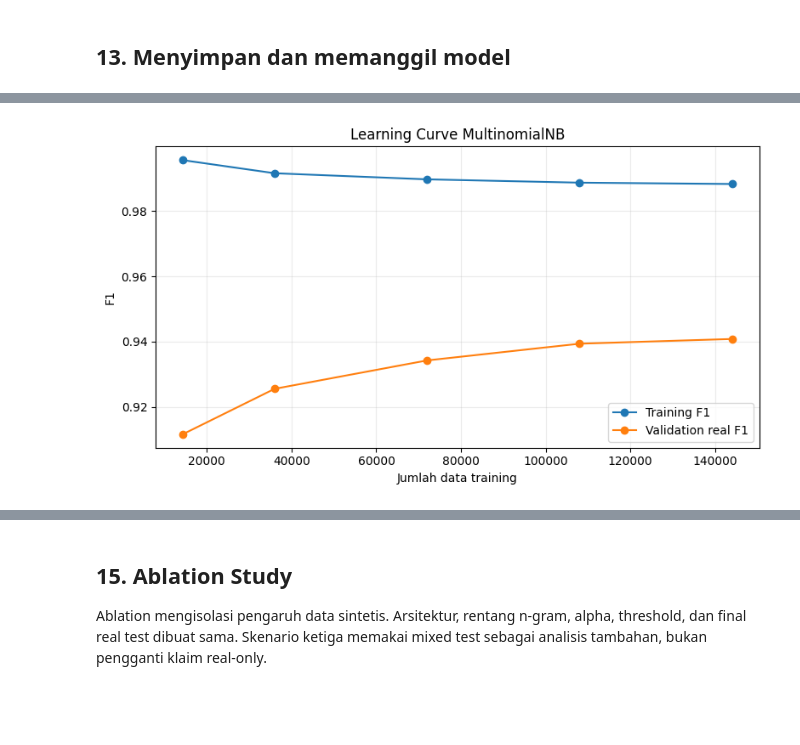
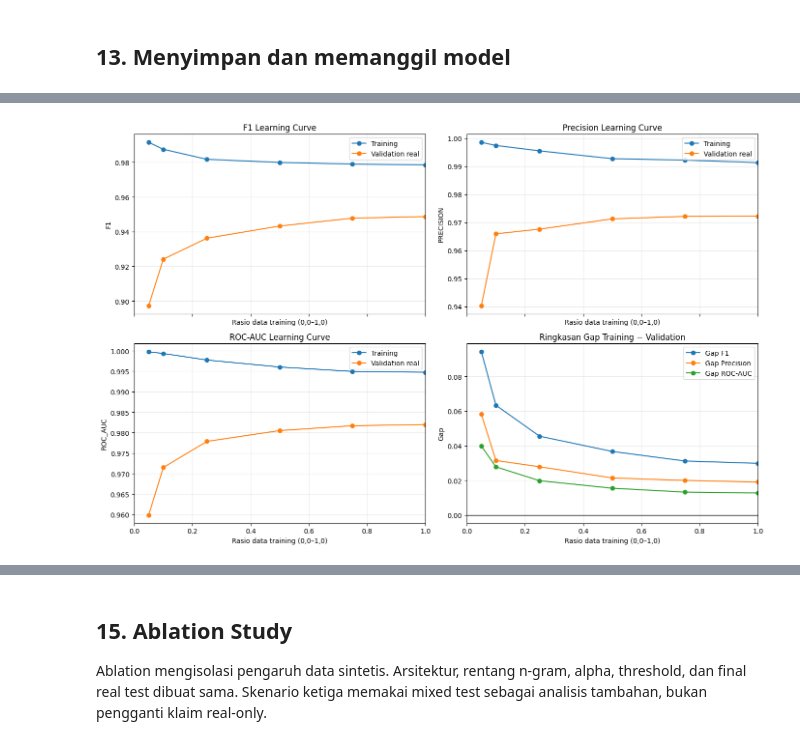
Before and after one commit to gumelarakhirul/NaiveBayes, a Jupyter notebook: Project_Final_NaiveBayes_Punycode_Balanced.ipynb, the cells around one changed output, grey strips where cells are left out. Saved outputs shown, nothing was run; the diff lists cells and outputs as text; code cells hidden in the pictures; blank space fills up the shorter version.

```diff
--- a/Project_Final_NaiveBayes_Punycode_Balanced.ipynb
+++ b/Project_Final_NaiveBayes_Punycode_Balanced.ipynb
@@ -553,8 +879,8 @@ Learning curve memakai validation internal yang diambil dari `real_train` berdas
 # %%
-# Development split khusus learning curve; final test tetap tidak disentuh.
+# Development split hostname-disjoint; final test tidak disentuh.
 lc_train_parts,lc_val_parts=[],[]
 for label in (0,1):
-    part=real_train[real_train.label==label]
+    part=real_train_base[real_train_base.label==label]
     splitter=GroupShuffleSplit(n_splits=1,test_size=.20,random_state=SEED+7)
     a,b=next(splitter.split(part,groups=part.host))
     lc_train_parts.append(part.iloc[a]); lc_val_parts.append(part.iloc[b])
@@ -564,41 +890,68 @@ lc_real_val=pd.concat([x.sample(lv_n,random_state=SEED) for x in lc_val_parts])
 assert set(lc_real_train.host).isdisjoint(set(lc_real_val.host))
 
 lc_pool=pd.concat([lc_real_train[["url","label"]],
-                   synth_train[["url","label"]]],ignore_index=True)
-lc_vectorizer=TfidfVectorizer(analyzer="char",ngram_range=(3,5),min_df=2,
-    max_features=150_000,sublinear_tf=True,dtype=np.float32)
+                   external_operational[["url","label"]],
+                   synth_operational[["url","label"]]],ignore_index=True)
+lc_vectorizer=TfidfVectorizer(analyzer="char",ngram_range=(3,5),min_df=3,
+    max_features=120_000,sublinear_tf=True,dtype=np.float32)
 X_lc_pool=lc_vectorizer.fit_transform(lc_pool.url.map(prepare_url))
 X_lc_val=lc_vectorizer.transform(lc_real_val.url.map(prepare_url))
 
 curve=[]
-for fraction in [0.10,0.25,0.50,0.75,1.00]:
+for ratio in [0.05,0.10,0.25,0.50,0.75,1.00]:
     indices=[]
     for label in (0,1):
         available=np.flatnonzero(lc_pool.label.to_numpy()==label)
-        rng=np.random.default_rng(SEED+int(fraction*100))
-        indices.extend(rng.choice(available,size=max(1,int(len(available)*fraction)),
+        rng=np.random.default_rng(SEED+int(ratio*1000)+label)
+        indices.extend(rng.choice(available,size=max(1,int(len(available)*ratio)),
                                   replace=False))
     indices=np.asarray(indices)
-    model_lc=MultinomialNB(alpha=.05).fit(X_lc_pool[indices],
-                                          lc_pool.label.iloc[indices])
-    train_pred=model_lc.predict(X_lc_pool[indices])
-    val_pred=model_lc.predict(X_lc_val)
-    curve.append({
-        "fraction":fraction,"train_size":len(indices),
-        "train_f1":precision_recall_fscore_support(
-            lc_pool.label.iloc[indices],train_pred,average="binary")[2],
-        "validation_f1":precision_recall_fscore_support(
-            lc_real_val.label,val_pred,average="binary")[2]
-    })
+    model_lc=MultinomialNB(alpha=SELECTED_ALPHA).fit(
+        X_lc_pool[indices],lc_pool.label.iloc[indices])
+    train_probability=model_lc.predict_proba(X_lc_pool[indices])[:,1]
+    validation_probability=model_lc.predict_proba(X_lc_val)[:,1]
+    train_metric=metric_set(lc_pool.label.iloc[indices].to_numpy(),train_probability)
+    validation_metric=metric_set(lc_real_val.label.to_numpy(),validation_probability)
+    row={"ratio":ratio,"train_size":len(indices)}
+    for metric in ["precision","recall","f1","roc_auc","pr_auc"]:
+        row[f"train_{metric}"]=train_metric[metric]
+        row[f"validation_{metric}"]=validation_metric[metric]
+        row[f"gap_{metric}"]=train_metric[metric]-validation_metric[metric]
+    curve.append(row)
 learning_curve_results=pd.DataFrame(curve)
-display(learning_curve_results.style.format({
-    "fraction":"{:.0%}","train_f1":"{:.2%}","validation_f1":"{:.2%}"}))
-plt.figure(figsize=(8,4.5))
-plt.plot(learning_curve_results.train_size,learning_curve_results.train_f1,
-         marker="o",label="Training F1")
-plt.plot(learning_curve_results.train_size,learning_curve_results.validation_f1,
-         marker="o",label="Validation real F1")
-plt.xlabel("Jumlah data training"); plt.ylabel("F1")
-plt.title("Learning Curve MultinomialNB"); plt.grid(alpha=.25); plt.legend()
+
+display(learning_curve_results[["ratio","train_size","train_precision",
+    "validation_precision","gap_precision","train_f1","validation_f1",
+    "gap_f1","train_roc_auc","validation_roc_auc","gap_roc_auc"]]
+    .style.format({c:"{:.2%}" for c in learning_curve_results.columns if c!="train_size"}))
+
+fig,axes=plt.subplots(2,2,figsize=(14,9),sharex=True)
+panels=[("f1","F1 Learning Curve"),("precision","Precision Learning Curve"),
+        ("roc_auc","ROC-AUC Learning Curve")]
+for ax,(metric,title) in zip(axes.flat[:3],panels):
+    ax.plot(learning_curve_results.ratio,learning_curve_results[f"train_{metric}"],
+            marker="o",label="Training")
+    ax.plot(learning_curve_results.ratio,learning_curve_results[f"validation_{metric}"],
+            marker="o",label="Validation real")
+    ax.set_title(title); ax.set_ylabel(metric.upper()); ax.set_xlim(0,1)
+    ax.set_xticks(np.linspace(0,1,6)); ax.grid(alpha=.25); ax.legend()
+
+gap_ax=axes.flat[3]
+for metric,label in [("f1","Gap F1"),("precision","Gap Precision"),
+                     ("roc_auc","Gap ROC-AUC")]:
+    gap_ax.plot(learning_curve_results.ratio,
+                learning_curve_results[f"gap_{metric}"],marker="o",label=label)
+gap_ax.axhline(0,color="black",linewidth=1)
+gap_ax.set_title("Ringkasan Gap Training − Validation")
+gap_ax.set_ylabel("Gap"); gap_ax.set_xlim(0,1)
+gap_ax.set_xticks(np.linspace(0,1,6)); gap_ax.grid(alpha=.25); gap_ax.legend()
+for ax in axes.flat: ax.set_xlabel("Rasio data training (0,0–1,0)")
 plt.tight_layout(); plt.show()
+
+gap_summary=learning_curve_results[["ratio","train_size","gap_precision",
+                                    "gap_f1","gap_roc_auc"]].copy()
+gap_summary["mean_absolute_gap"]=gap_summary[["gap_precision","gap_f1",
+                                               "gap_roc_auc"]].abs().mean(axis=1)
+display(gap_summary.style.format({"ratio":"{:.2f}","gap_precision":"{:.2%}",
+    "gap_f1":"{:.2%}","gap_roc_auc":"{:.2%}","mean_absolute_gap":"{:.2%}"}))
 # %% [output]
@@ -611 +965 @@ plt.tight_layout(); plt.show()
-[figure, old version]
+[figure, new version]
```
Also changed, not shown: parts of 26 cells of this notebook, 6 other files.
